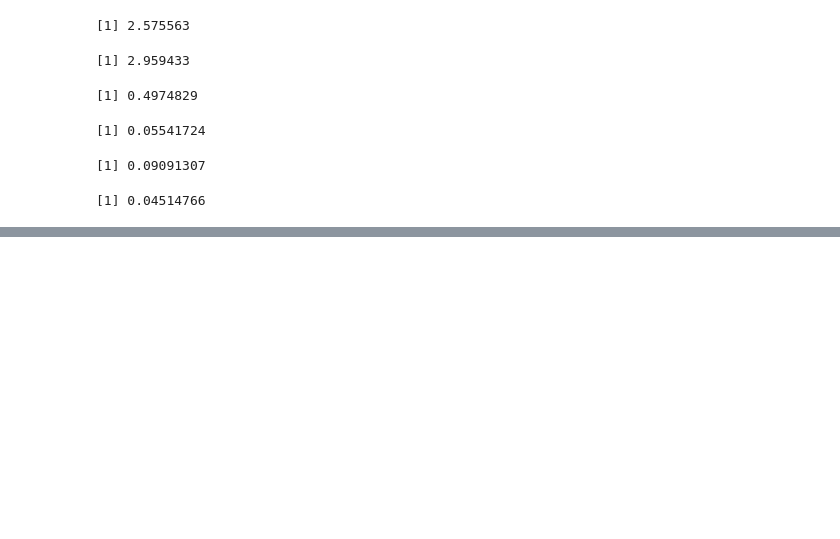
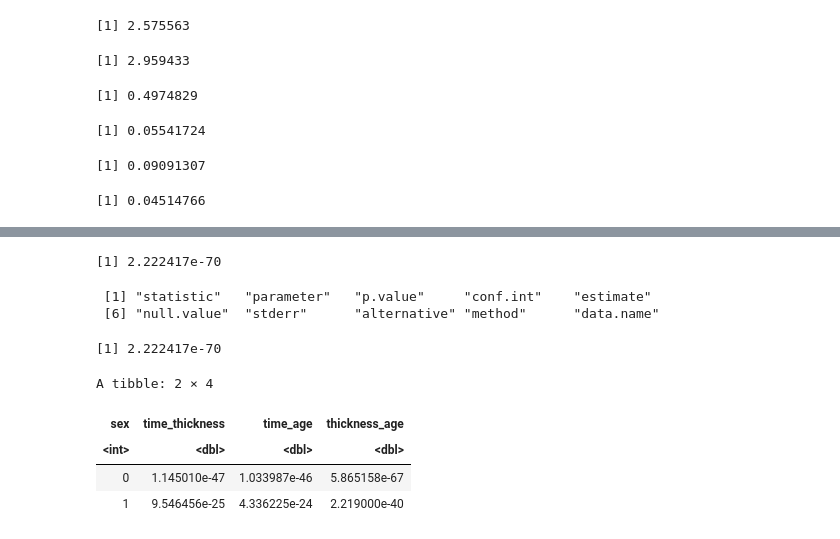
Before and after one commit to proflamyt/melo-dataset, a Jupyter notebook: olamide.ipynb, the cells around one changed output, grey strips where cells are left out. Drawn from its saved outputs; the diff is of its cells as text; code cells hidden in the pictures; blank space fills up the shorter version.

```diff
--- a/olamide.ipynb
+++ b/olamide.ipynb
@@ -440,0 +512,28 @@ rsq(df$thickness, df$age)
+# %%
+t.test(df$time, df$thickness)$p.value
+# %% [output]
+[1] 2.222417e-70
+# %%
+names(ttest)
+# %% [output]
+ [1] "statistic"   "parameter"   "p.value"     "conf.int"    "estimate"
+ [6] "null.value"  "stderr"      "alternative" "method"      "data.name"
+# %%
+ttest$p.value
+# %% [output]
+[1] 2.222417e-70
+# %%
+df_grp_region = df %>% group_by(sex)  %>%
+                    summarise(time_thickness = t.test(time, thickness)$p.value,
+                              time_age = t.test(time, age)$p.value,
+                              thickness_age = t.test(thickness, age)$p.value,
+                              .groups = 'drop')
+
+
+View(df_grp_region)
+# %% [output]
+A tibble: 2 × 4
+| sex | time_thickness | time_age | thickness_age |
+| <int> | <dbl> | <dbl> | <dbl> |
+| 0 | 1.145010e-47 | 1.033987e-46 | 5.865158e-67 |
+| 1 | 9.546456e-25 | 4.336225e-24 | 2.219000e-40 |
```
Also changed, not shown: parts of 5 cells of this notebook.
